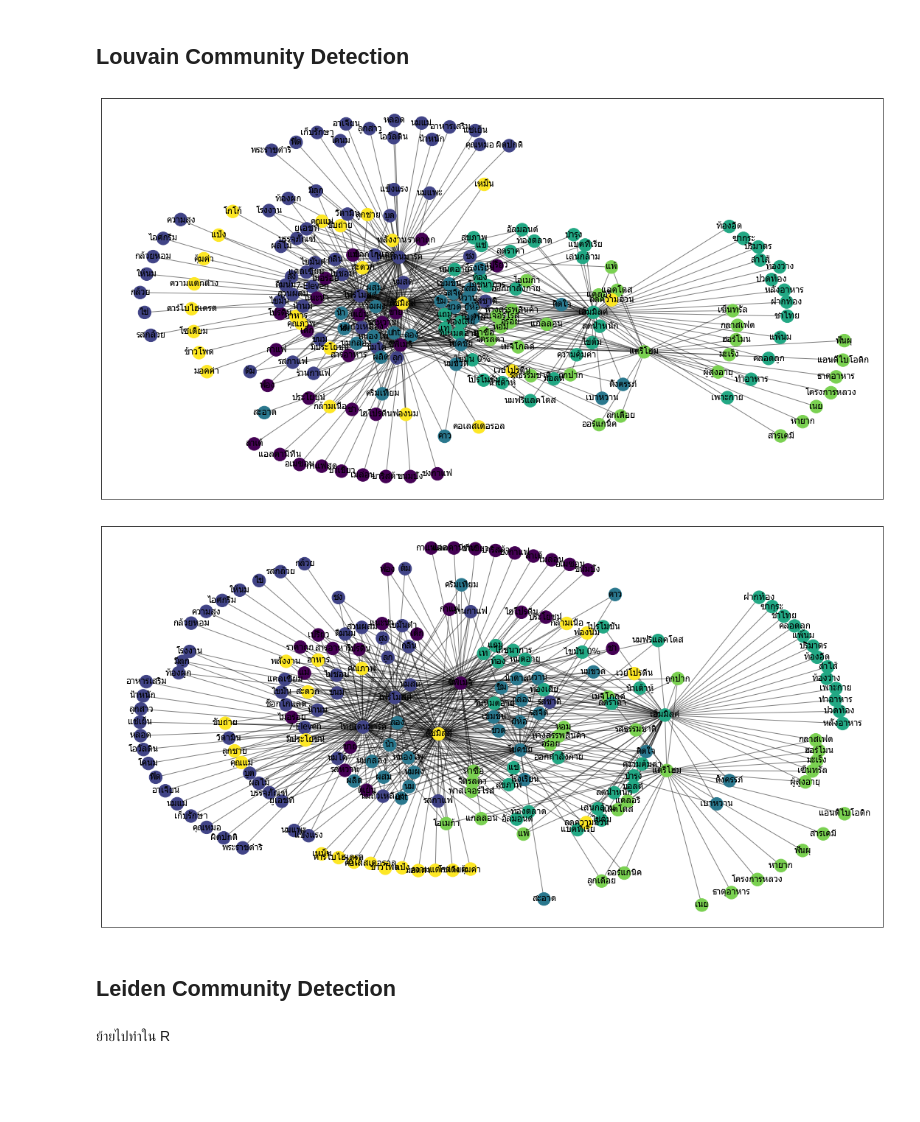
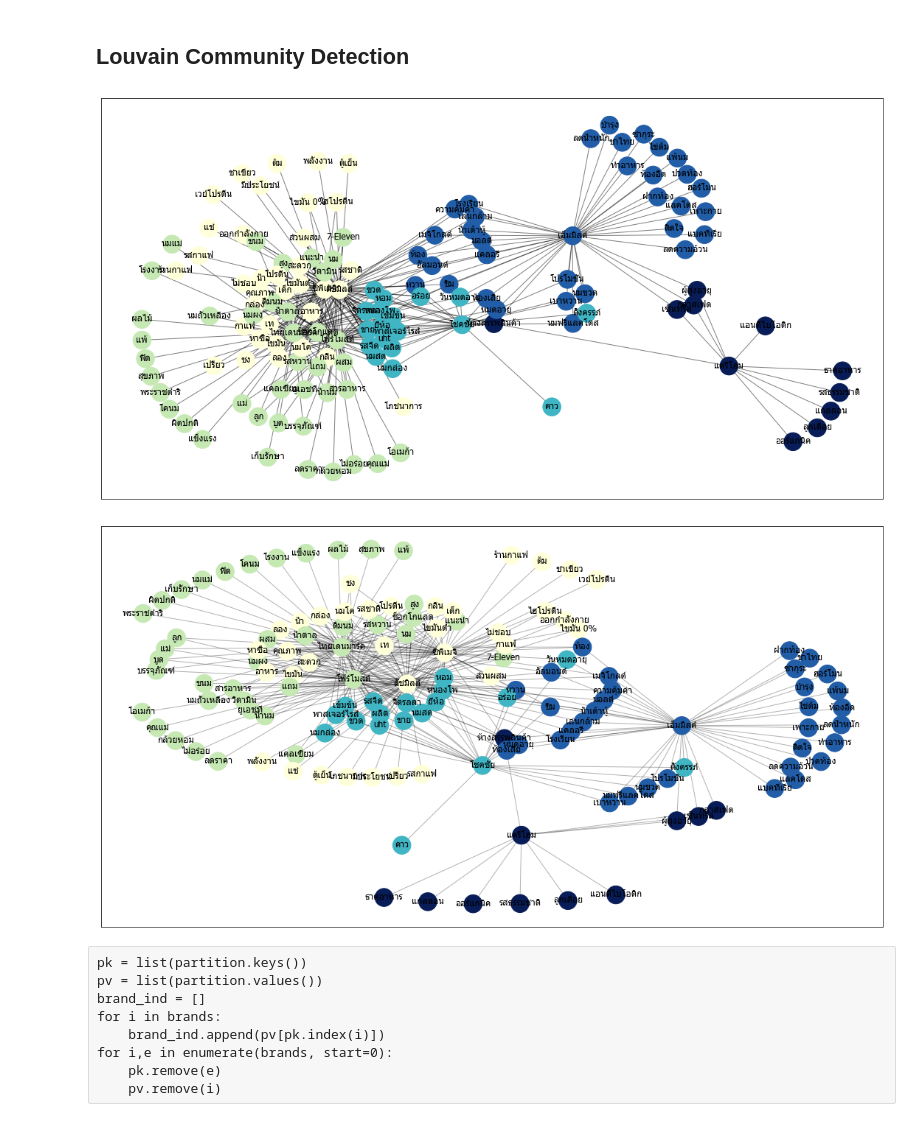
Before and after one commit to pacharapol4066/Product-Position-SNA, a Jupyter notebook: 06.Graph_Visualization.ipynb, the cells around one changed output. Drawn from its saved outputs; the diff is of its cells as text; code cells hidden in the pictures; blank space fills up the shorter version.

Commit message:
Graph update

```diff
--- a/06.Graph_Visualization.ipynb
+++ b/06.Graph_Visualization.ipynb
@@ -209,8 +209,11 @@ Upper matrix plot (Co-occurence without normalization)
 #cooc_matrix_2 = stackForGraph(cooc_matrix_)
 
 cooc_matrix_2 = stackForGraph(cooc_matrix_jacc)
-cooc_matrix_2_filter = cooc_matrix_2[(cooc_matrix_2.coocValue >= 0.01)&(cooc_matrix_2.item.isin(brands))]
-#cooc_matrix_2_filter = cooc_matrix_2[(cooc_matrix_2.coocValue >= 0.08)]
+cooc_matrix_2_filter = cooc_matrix_2[(cooc_matrix_2.coocValue >= 0.017)
+                                     &(cooc_matrix_2.item.isin(brands))
+                                     &(~cooc_matrix_2.relatedItem.isin(brands))]
+#cooc_matrix_2_filter = cooc_matrix_2[(cooc_matrix_2.coocValue >= 0.007)&(cooc_matrix_2.item.isin(brands))]
+#cooc_matrix_2_filter = cooc_matrix_2[(cooc_matrix_2.coocValue >= 0.05)]
 # %%
 #cooc_matrix_2.tail(10)
 # %%
@@ -226,23 +281,28 @@ partition = community_louvain.best_partition(GP)
 fig, ax=plt.subplots(figsize=(19,10))
 G1=nx.from_pandas_edgelist(cooc_matrix_2_filter,source='item',target='relatedItem')
 pos = nx.spring_layout(G1)
-nx.draw_networkx_nodes(G1, pos, partition.keys(), node_color=list(partition.values()))
+nx.draw_networkx_nodes(G1, pos, partition.keys(), node_color=list(partition.values()), cmap=plt.cm.YlGnBu, node_size=600)
 nx.draw_networkx_edges(G1, pos, alpha=0.5)
 nx.draw_networkx_labels(G1,pos,font_family='Tahoma')
 plt.show()
 # %% [output]
-[figure, old version]
+[figure, new version]
 # %%
 fig, ax=plt.subplots(figsize=(19,10))
 G2=nx.from_pandas_edgelist(cooc_matrix_2_filter,source='item',target='relatedItem')
-pos = nx.kamada_kawai_layout(G1)
-nx.draw_networkx_nodes(G2, pos, partition.keys(), node_color=list(partition.values()))
-nx.draw_networkx_edges(G2, pos, alpha=0.5)
+pos = nx.kamada_kawai_layout(G2)
+nx.draw_networkx_nodes(G2, pos, partition.keys(), node_color=list(partition.values()), cmap=plt.cm.YlGnBu, node_size=600)
+nx.draw_networkx_edges(G2, pos, alpha=0.3)
 nx.draw_networkx_labels(G2,pos,font_family='Tahoma')
 plt.show()
 # %% [output]
-[figure, old version]
+[figure, new version]
-# %% [markdown]
-## Leiden Community Detection
-# %% [markdown]
-ย้ายไปทำใน R
+# %% [raw]
+pk = list(partition.keys())
+pv = list(partition.values())
+brand_ind = []
+for i in brands:
+    brand_ind.append(pv[pk.index(i)])
+for i,e in enumerate(brands, start=0):
+    pk.remove(e)
+    pv.remove(i)
```
Also changed, not shown: parts of 7 cells of this notebook, 3 other files.
